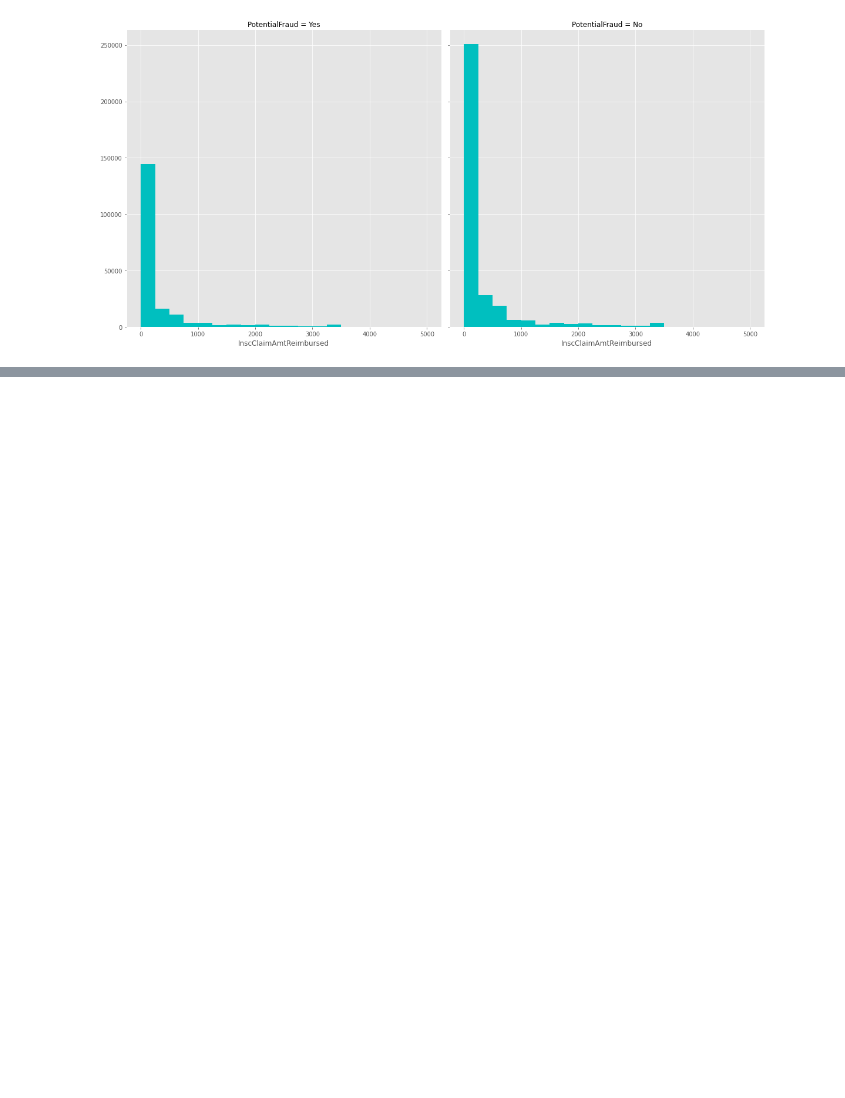
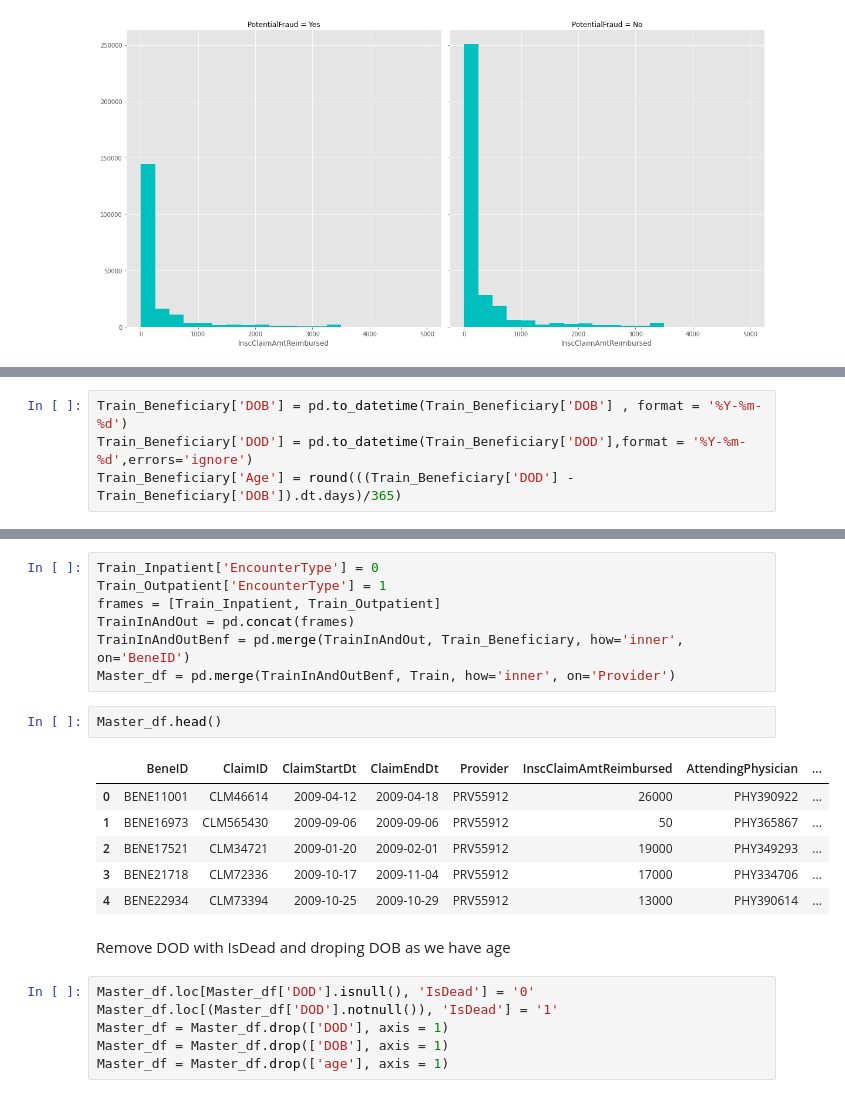
Before and after one commit to hastagAB/Healthcare-Fraud-Analysis, a Jupyter notebook: src/analysis.ipynb, the cells around one changed output, grey strips where cells are left out. Cells and saved outputs as stored; diff of their text form; blank space fills up the shorter version.

```diff
--- a/src/analysis.ipynb
+++ b/src/analysis.ipynb
@@ -503,0 +520,4 @@ g.map(plt.hist, 'InscClaimAmtReimbursed', bins=20, range=[0, 5000], color ='c')
+# %%
+Train_Beneficiary['DOB'] = pd.to_datetime(Train_Beneficiary['DOB'] , format = '%Y-%m-%d')
+Train_Beneficiary['DOD'] = pd.to_datetime(Train_Beneficiary['DOD'],format = '%Y-%m-%d',errors='ignore')
+Train_Beneficiary['Age'] = round(((Train_Beneficiary['DOD'] - Train_Beneficiary['DOB']).dt.days)/365)
@@ -503,0 +548,24 @@ g.map(plt.hist, 'InscClaimAmtReimbursed', bins=20, range=[0, 5000], color ='c')
+# %%
+Train_Inpatient['EncounterType'] = 0
+Train_Outpatient['EncounterType'] = 1
+frames = [Train_Inpatient, Train_Outpatient]
+TrainInAndOut = pd.concat(frames)
+TrainInAndOutBenf = pd.merge(TrainInAndOut, Train_Beneficiary, how='inner', on='BeneID')
+Master_df = pd.merge(TrainInAndOutBenf, Train, how='inner', on='Provider')
+# %%
+Master_df.head()
+# %% [output]
+|  | BeneID | ClaimID | ClaimStartDt | ClaimEndDt | Provider | InscClaimAmtReimbursed | AttendingPhysician | ... |
+| 0 | BENE11001 | CLM46614 | 2009-04-12 | 2009-04-18 | PRV55912 | 26000 | PHY390922 | ... |
+| 1 | BENE16973 | CLM565430 | 2009-09-06 | 2009-09-06 | PRV55912 | 50 | PHY365867 | ... |
+| 2 | BENE17521 | CLM34721 | 2009-01-20 | 2009-02-01 | PRV55912 | 19000 | PHY349293 | ... |
+| 3 | BENE21718 | CLM72336 | 2009-10-17 | 2009-11-04 | PRV55912 | 17000 | PHY334706 | ... |
+| 4 | BENE22934 | CLM73394 | 2009-10-25 | 2009-10-29 | PRV55912 | 13000 | PHY390614 | ... |
+# %% [markdown]
+Remove DOD with IsDead and droping DOB as we have age
+# %%
+Master_df.loc[Master_df['DOD'].isnull(), 'IsDead'] = '0'
+Master_df.loc[(Master_df['DOD'].notnull()), 'IsDead'] = '1'
+Master_df = Master_df.drop(['DOD'], axis = 1)
+Master_df = Master_df.drop(['DOB'], axis = 1)
+Master_df = Master_df.drop(['age'], axis = 1)
```
Also changed, not shown: parts of 17 cells of this notebook.
